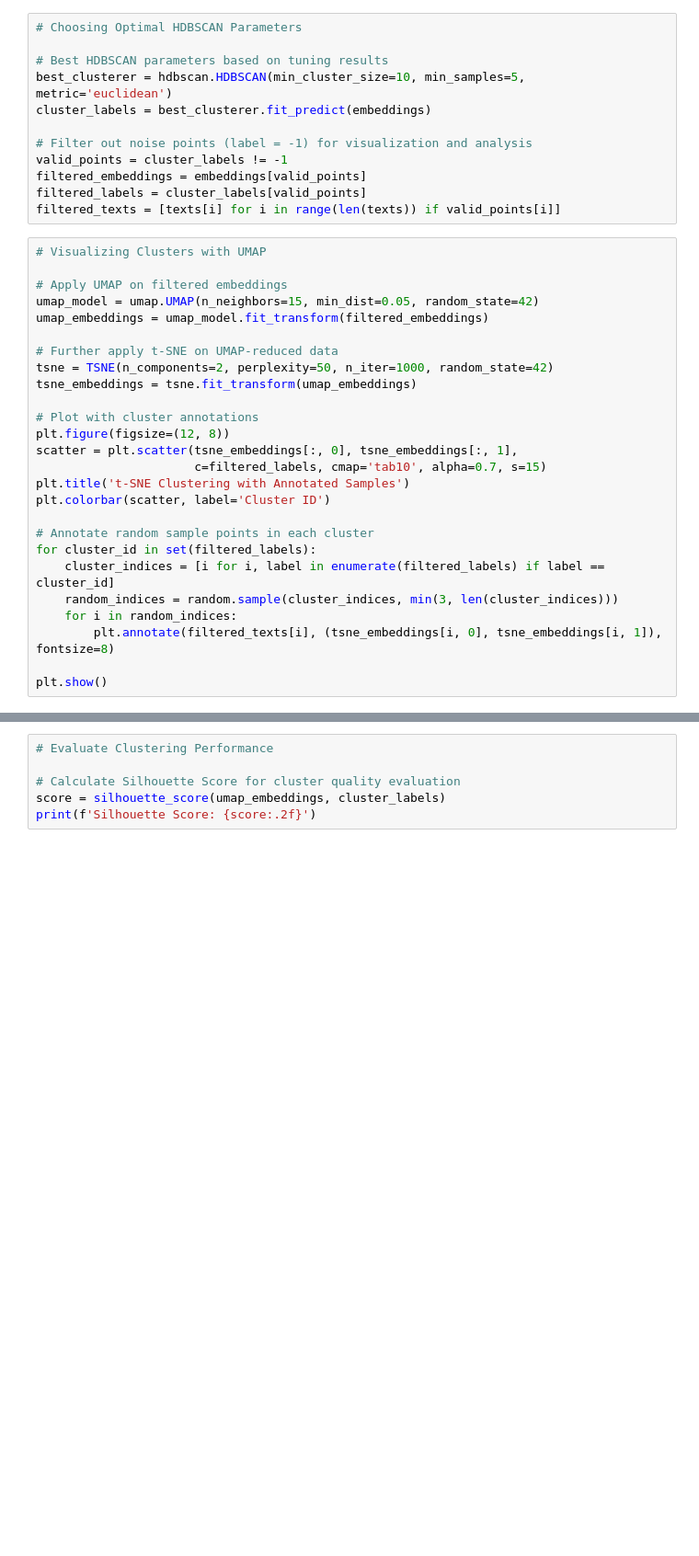
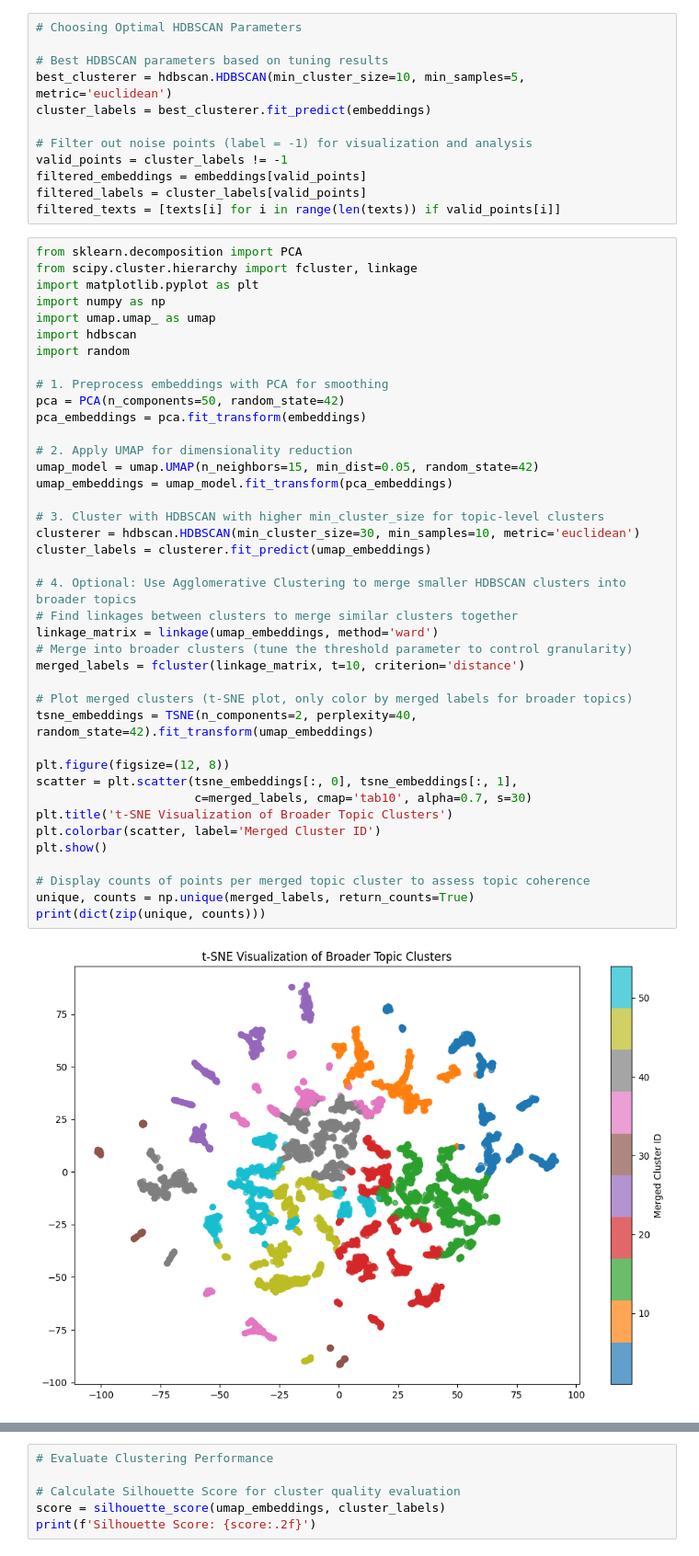
Before and after one commit to jackiehimel/Video-Transcript-Biographical-Pages, a Jupyter notebook: Clustering.ipynb, the cells around one changed output, grey strips where cells are left out. Shown at 92% size. Cells and saved outputs as stored; diff of their text form; blank space fills up the shorter version.

```diff
--- a/Clustering.ipynb
+++ b/Clustering.ipynb
@@ -83,28 +123,44 @@ filtered_embeddings = embeddings[valid_points]
 filtered_labels = cluster_labels[valid_points]
 filtered_texts = [texts[i] for i in range(len(texts)) if valid_points[i]]
 # %%
-# Visualizing Clusters with UMAP
+from sklearn.decomposition import PCA
+from scipy.cluster.hierarchy import fcluster, linkage
+import matplotlib.pyplot as plt
+import numpy as np
+import umap.umap_ as umap
+import hdbscan
+import random
 
-# Apply UMAP on filtered embeddings
+# 1. Preprocess embeddings with PCA for smoothing
+pca = PCA(n_components=50, random_state=42)
+pca_embeddings = pca.fit_transform(embeddings)
+
+# 2. Apply UMAP for dimensionality reduction
 umap_model = umap.UMAP(n_neighbors=15, min_dist=0.05, random_state=42)
-umap_embeddings = umap_model.fit_transform(filtered_embeddings)
+umap_embeddings = umap_model.fit_transform(pca_embeddings)
 
-# Further apply t-SNE on UMAP-reduced data
-tsne = TSNE(n_components=2, perplexity=50, n_iter=1000, random_state=42)
-tsne_embeddings = tsne.fit_transform(umap_embeddings)
+# 3. Cluster with HDBSCAN with higher min_cluster_size for topic-level clusters
+clusterer = hdbscan.HDBSCAN(min_cluster_size=30, min_samples=10, metric='euclidean')
+cluster_labels = clusterer.fit_predict(umap_embeddings)
 
-# Plot with cluster annotations
+# 4. Optional: Use Agglomerative Clustering to merge smaller HDBSCAN clusters into broader topics
+# Find linkages between clusters to merge similar clusters together
+linkage_matrix = linkage(umap_embeddings, method='ward')
+# Merge into broader clusters (tune the threshold parameter to control granularity)
+merged_labels = fcluster(linkage_matrix, t=10, criterion='distance')
+
+# Plot merged clusters (t-SNE plot, only color by merged labels for broader topics)
+tsne_embeddings = TSNE(n_components=2, perplexity=40, random_state=42).fit_transform(umap_embeddings)
+
 plt.figure(figsize=(12, 8))
 scatter = plt.scatter(tsne_embeddings[:, 0], tsne_embeddings[:, 1],
-                      c=filtered_labels, cmap='tab10', alpha=0.7, s=15)
-plt.title('t-SNE Clustering with Annotated Samples')
-plt.colorbar(scatter, label='Cluster ID')
+                      c=merged_labels, cmap='tab10', alpha=0.7, s=30)
+plt.title('t-SNE Visualization of Broader Topic Clusters')
+plt.colorbar(scatter, label='Merged Cluster ID')
+plt.show()
 
-# Annotate random sample points in each cluster
-for cluster_id in set(filtered_labels):
-    cluster_indices = [i for i, label in enumerate(filtered_labels) if label == cluster_id]
-    random_indices = random.sample(cluster_indices, min(3, len(cluster_indices)))
-    for i in random_indices:
-        plt.annotate(filtered_texts[i], (tsne_embeddings[i, 0], tsne_embeddings[i, 1]), fontsize=8)
-
-plt.show()
+# Display counts of points per merged topic cluster to assess topic coherence
+unique, counts = np.unique(merged_labels, return_counts=True)
+print(dict(zip(unique, counts)))
+# %% [output]
+[figure, added]
```
Also changed, not shown: parts of 5 cells of this notebook.
